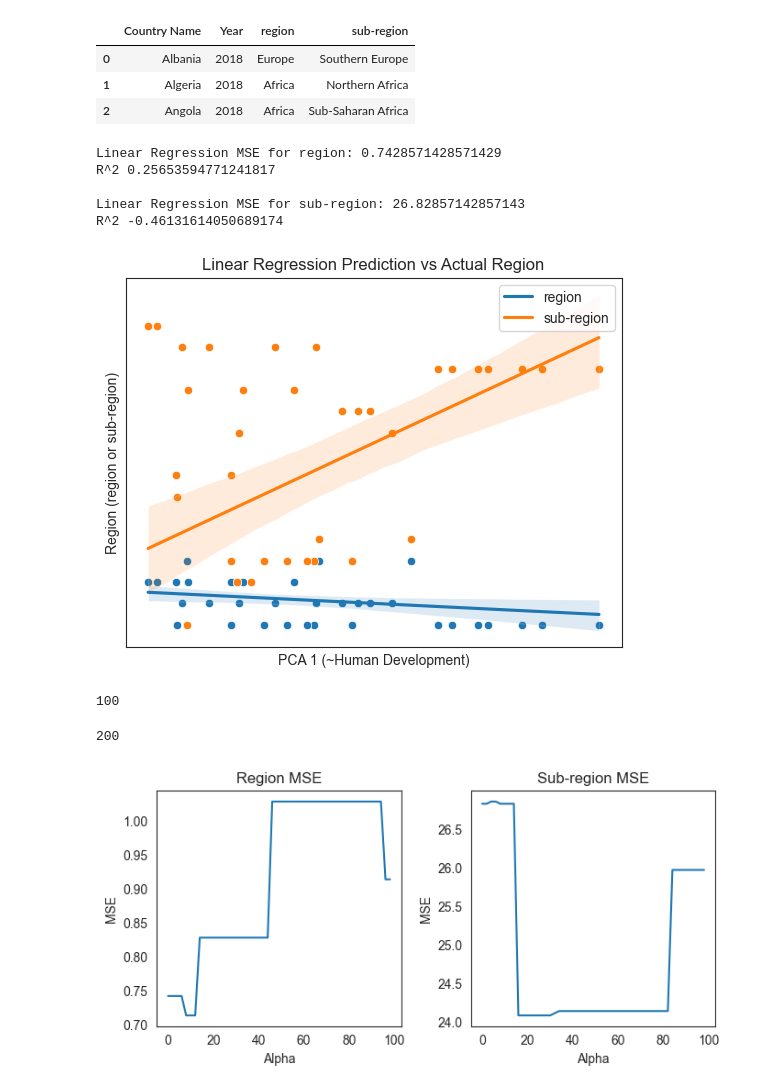
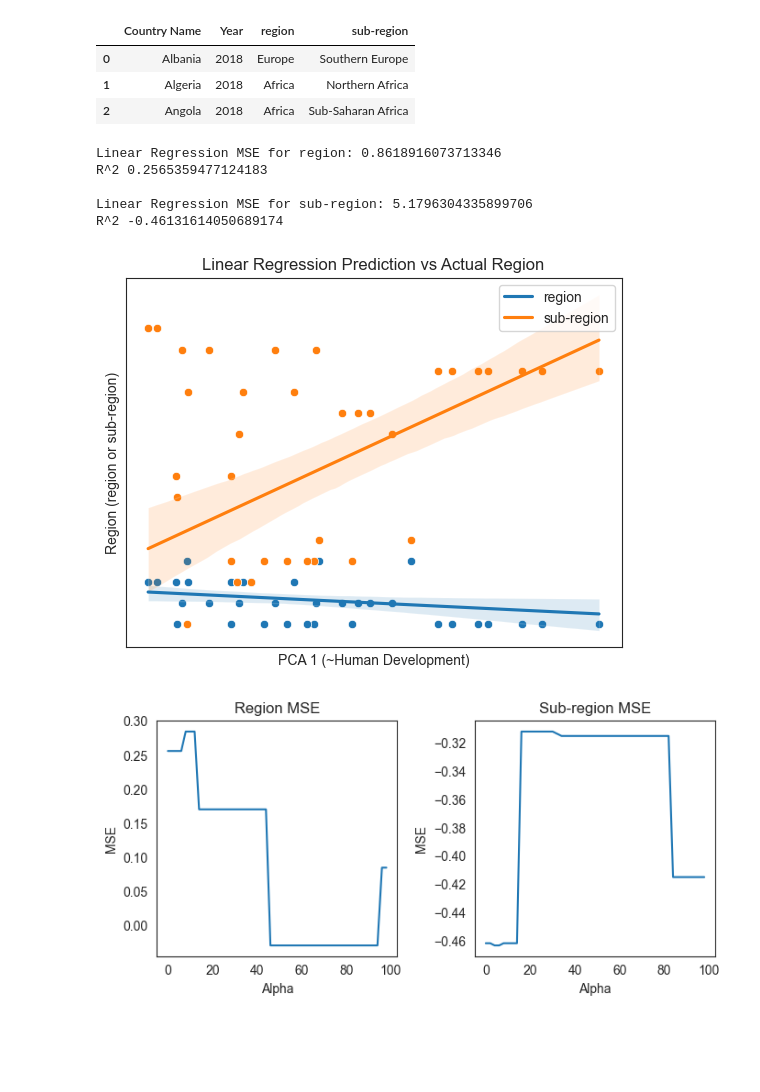
Before and after one commit to anshvijay28/ML_project, a Jupyter notebook: project/regression.ipynb, the cells around one changed output. Saved outputs shown, nothing was run; the diff lists cells and outputs as text; code cells hidden in the pictures; blank space fills up the shorter version.

```diff
--- a/project/regression.ipynb
+++ b/project/regression.ipynb
@@ -64,7 +64,9 @@ for target in TARGETS:
     # INSERT PLOT HERE
     sns.set_style("white")
     sns.scatterplot(x=X_test.iloc[:, 0], y=actual_region)
-    sns.regplot(x=X_test.iloc[:, 0], y=predicted_region, scatter=False, label=f'{target}')
+    sns.regplot(
+        x=X_test.iloc[:, 0], y=predicted_region, scatter=False, label=f"{target}"
+    )
     plt.gca().set_yticks([])
     plt.gca().set_xticks([])
     plt.xlabel("PCA 1 (~Human Development)")
@@ -72,25 +74,17 @@ for target in TARGETS:
     plt.title("Linear Regression Prediction vs Actual Region")
     plt.legend()
 
-    linear_mse = mean_squared_error(actual_region, predicted_region)
+    linear_mse = mean_squared_error(actual_region, predicted_region, squared=False)
     print(f"Linear Regression MSE for {target}: {linear_mse}")
-    print(f"R^2 {1 - (linear_mse / np.var(actual_region))}")
+    print(f"R^2 {r2_score(actual_region, predicted_region)}")
     print("")
 # %% [output]
-Linear Regression MSE for region: 0.7428571428571429
-R^2 0.25653594771241817
+Linear Regression MSE for region: 0.8618916073713346
+R^2 0.2565359477124183
 
-Linear Regression MSE for sub-region: 26.82857142857143
+Linear Regression MSE for sub-region: 5.1796304335899706
 R^2 -0.46131614050689174
-[figure, old version]
+[figure, new version]
-# %%
-len([a for a in range(0, 1000, 10)])
-# %% [output]
-100
-# %%
-len(all_mse)
-# %% [output]
-200
 # %%
 TARGETS = ["region", "sub-region"]
 region_mse = []
@@ -111,36 +105,36 @@ for i, target in enumerate(TARGETS):
         predictions = ridge_model.predict(X_test)
 
         predicted_region = predictions.argmax(axis=1)
         actual_region = np.argmax(y_test.to_numpy(), axis=1)
         if target == "region":
-            region_mse.append(mean_squared_error(actual_region, predicted_region))
+            region_mse.append(r2_score(actual_region, predicted_region))
         else:
-            sub_mse.append(mean_squared_error(actual_region, predicted_region))
+            sub_mse.append(r2_score(actual_region, predicted_region))
 
 plt.rcParams["figure.figsize"] = [7.00, 3.50]
 plt.rcParams["figure.autolayout"] = True
 f, axes = plt.subplots(1, 2)
 
 mse_df = pd.DataFrame(
     {
         "Alpha": [a for a in range(0, 100, 2)],
         "Region MSE": region_mse,
         "Sub-region MSE": sub_mse,
     }
 )
 sns.lineplot(ax=axes[0], data=mse_df, x="Alpha", y="Region MSE")
 axes[0].set_title("Region MSE")
 axes[0].set_xlabel("Alpha")
 axes[0].set_ylabel("MSE")
 
 sns.lineplot(ax=axes[1], data=mse_df, x="Alpha", y="Sub-region MSE")
 axes[1].set_title("Sub-region MSE")
 axes[1].set_xlabel("Alpha")
 axes[1].set_ylabel("MSE")
 
 plt.show()
 # %% [output]
-[figure, old version]
+[figure, new version]
 # %%
 TARGETS = ["region", "sub-region"]
 COLORS = ["blue", "orange"]
```
Also changed, not shown: parts of 2 cells of this notebook, 2 other files.
